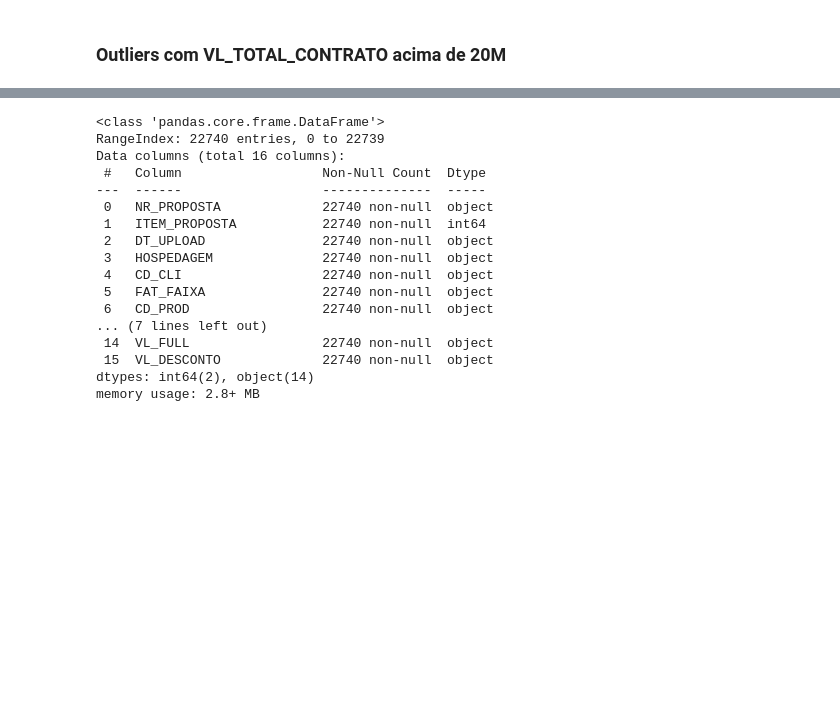
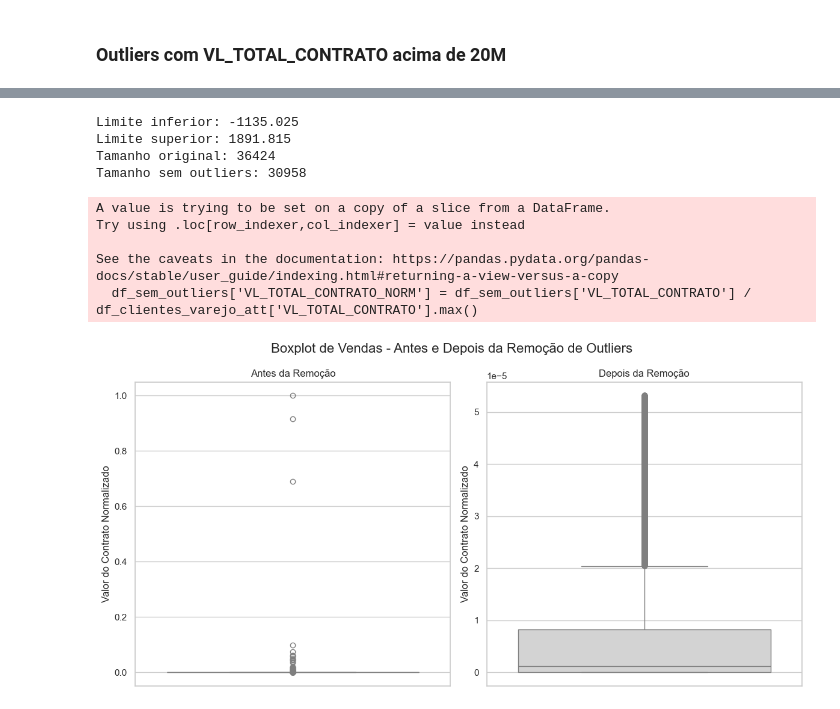
Before and after one commit to bonett1/E-Commerce-Analysis, a Jupyter notebook: totvs_notebook.ipynb, the cells around one changed output, grey strips where cells are left out. Drawn from its saved outputs; the diff is of its cells as text; code cells hidden in the pictures; blank space fills up the shorter version.

Commit message:
Eliminado Outliers

```diff
--- a/totvs_notebook.ipynb
+++ b/totvs_notebook.ipynb
@@ -354,20 +241,60 @@ df_historico.head()
-# %%
-df_historico.info()
-# %% [output]
-<class 'pandas.core.frame.DataFrame'>
-RangeIndex: 22740 entries, 0 to 22739
-Data columns (total 16 columns):
- #   Column                  Non-Null Count  Dtype
----  ------                  --------------  -----
- 0   NR_PROPOSTA             22740 non-null  object
- 1   ITEM_PROPOSTA           22740 non-null  int64
- 2   DT_UPLOAD               22740 non-null  object
- 3   HOSPEDAGEM              22740 non-null  object
- 4   CD_CLI                  22740 non-null  object
- 5   FAT_FAIXA               22740 non-null  object
- 6   CD_PROD                 22740 non-null  object
-... (7 lines left out)
- 14  VL_FULL                 22740 non-null  object
- 15  VL_DESCONTO             22740 non-null  object
-dtypes: int64(2), object(14)
-memory usage: 2.8+ MB
+# %%
+Q1 = df_clientes_varejo_att['VL_TOTAL_CONTRATO'].quantile(0.25)
+Q3 = df_clientes_varejo_att['VL_TOTAL_CONTRATO'].quantile(0.75)
+IQR = Q3 - Q1
+
+# Definindo os limites inferior e superior
+limite_inferior = Q1 - 1.5 * IQR
+limite_superior = Q3 + 1.5 * IQR
+
+print(f'Limite inferior: {limite_inferior}')
+print(f'Limite superior: {limite_superior}')
+
+# Filtrando o DataFrame sem outliers
+df_sem_outliers = df_clientes_varejo_att[(df_clientes_varejo_att['VL_TOTAL_CONTRATO'] >= limite_inferior) & (df_clientes_varejo_att['VL_TOTAL_CONTRATO'] <= limite_superior)]
+
+print(f'Tamanho original: {df_clientes_varejo_att.shape[0]}')
+print(f'Tamanho sem outliers: {df_sem_outliers.shape[0]}')
+# %% [output]
+Limite inferior: -1135.025
+Limite superior: 1891.815
+Tamanho original: 36424
+Tamanho sem outliers: 30958
+# %%
+sns.set(style="whitegrid")
+plt.figure(figsize=(12, 6))
+
+# Normalização
+df_clientes_varejo_att['VL_TOTAL_CONTRATO_NORM'] = df_clientes_varejo_att['VL_TOTAL_CONTRATO'] / df_clientes_varejo_att['VL_TOTAL_CONTRATO'].max()
+df_sem_outliers['VL_TOTAL_CONTRATO_NORM'] = df_sem_outliers['VL_TOTAL_CONTRATO'] / df_clientes_varejo_att['VL_TOTAL_CONTRATO'].max()
+
+# Plotando lado a lado
+plt.subplot(1, 2, 1)
+sns.boxplot(
+    y=df_clientes_varejo_att['VL_TOTAL_CONTRATO_NORM'],
+    color='lightgray'
+)
+plt.title('Antes da Remoção')
+plt.ylabel('Valor do Contrato Normalizado')
+plt.xlabel('')
+
+plt.subplot(1, 2, 2)
+sns.boxplot(
+    y=df_sem_outliers['VL_TOTAL_CONTRATO_NORM'],
+    color='lightgray'
+)
+plt.title('Depois da Remoção')
+plt.ylabel('Valor do Contrato Normalizado')
+plt.xlabel('')
+
+plt.suptitle('Boxplot de Vendas - Antes e Depois da Remoção de Outliers', fontsize=16)
+
+plt.tight_layout()
+plt.show()
+# %% [output]
+A value is trying to be set on a copy of a slice from a DataFrame.
+Try using .loc[row_indexer,col_indexer] = value instead
+
+See the caveats in the documentation: https://pandas.pydata.org/pandas-docs/stable/user_guide/indexing.html#returning-a-view-versus-a-copy
+  df_sem_outliers['VL_TOTAL_CONTRATO_NORM'] = df_sem_outliers['VL_TOTAL_CONTRATO'] / df_clientes_varejo_att['VL_TOTAL_CONTRATO'].max()
+[figure, added]
```
Also changed, not shown: parts of 5 cells of this notebook.
